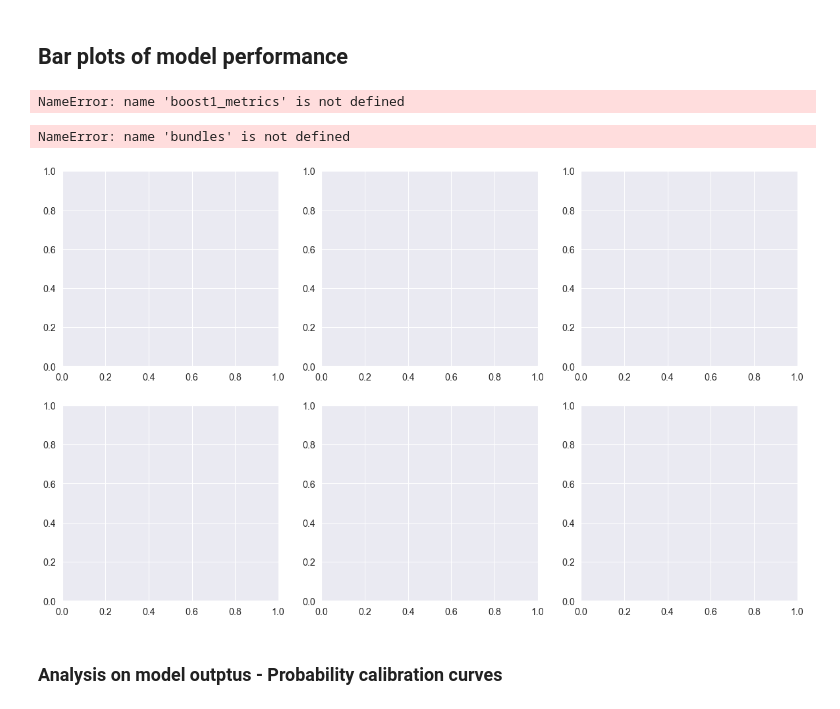
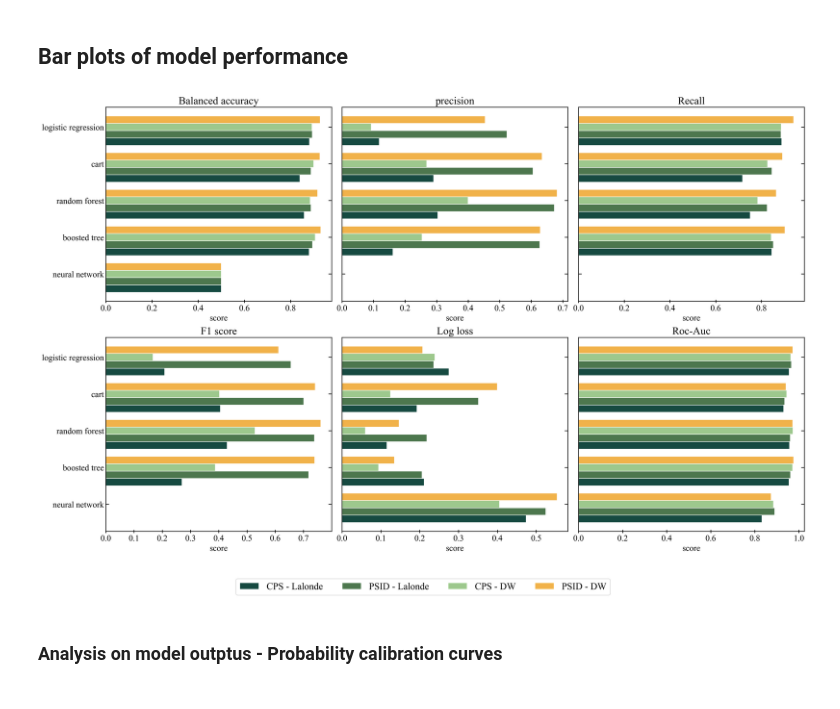
Before and after one commit to MawuliAgamah/ml-propensity-score-matching, a Jupyter notebook: python-script/propensity score estimation with DAG feature selection (best params).ipynb, the cells around one changed output. Cells and saved outputs as stored; diff of their text form; code cells hidden in the pictures.

```diff
--- a/python-script/propensity score estimation with DAG feature selection (best params).ipynb
+++ b/python-script/propensity score estimation with DAG feature selection (best params).ipynb
@@ -1504,6 +1503,10 @@ Xtrain pre augmentation: (12942, 6)
 Ytrain pre augmentation (12942, 1)
 ... (8 outputs left out)
 # %%
+ANN1_metrics.replace(np.inf, 0, inplace=True)
+ANN2_metrics.replace(np.inf, 0, inplace=True)
+ANN3_metrics.replace(np.inf, 0, inplace=True)
+ANN4_metrics.replace(np.inf, 0, inplace=True)
 ANN1_metrics['avg'] = np.mean(ANN1_metrics,axis=1)
 ANN2_metrics['avg'] = np.mean(ANN2_metrics,axis=1)
 ANN3_metrics['avg'] = np.mean(ANN3_metrics,axis=1)
@@ -1666,6 +1654,7 @@ nswPsid_dehWab_ps_ANN.to_csv('/Users/mawuliagamah/gitprojects/causal_inference/c
 ## Bar plots of model performance
 # %%
 # Average accuracy
+from tueplots import axes, bundles , figsizes, fonts,fontsizes
 nsw_cps_lalonde_acc = [ANN1_metrics.loc['Accuracy:','avg'],boost1_metrics.loc['Accuracy:','avg'],forest1_metrics.loc['Accuracy:','avg'],cart1_metrics.loc['Accuracy:','avg'],logit1_metrics.loc['Accuracy:','avg']]
 nsw_psid_lalonde_acc = [ANN2_metrics.loc['Accuracy:','avg'],boost2_metrics.loc['Accuracy:','avg'],forest2_metrics.loc['Accuracy:','avg'],cart2_metrics.loc['Accuracy:','avg'],logit2_metrics.loc['Accuracy:','avg']]
 nsw_cps_dehWab_acc = [ANN3_metrics.loc['Accuracy:','avg'],boost3_metrics.loc['Accuracy:','avg'],forest3_metrics.loc['Accuracy:','avg'],cart3_metrics.loc['Accuracy:','avg'],logit3_metrics.loc['Accuracy:','avg']]
@@ -1700,8 +1689,6 @@ nsw_cps_lalonde_rocauc = [ANN1_metrics.loc['roc_auc:','avg'],boost1_metrics.loc[
 nsw_psid_lalonde_rocauc = [ANN2_metrics.loc['roc_auc:','avg'],boost2_metrics.loc['roc_auc:','avg'],forest2_metrics.loc['roc_auc:','avg'],cart2_metrics.loc['roc_auc:','avg'],logit2_metrics.loc['roc_auc:','avg']]
 nsw_cps_dehWab_rocauc = [ANN3_metrics.loc['roc_auc:','avg'],boost3_metrics.loc['roc_auc:','avg'],forest3_metrics.loc['roc_auc:','avg'],cart3_metrics.loc['roc_auc:','avg'],logit3_metrics.loc['roc_auc:','avg']]
 nsw_psid_dehWab_rocauc = [ANN4_metrics.loc['roc_auc:','avg'],boost4_metrics.loc['roc_auc:','avg'],forest4_metrics.loc['roc_auc:','avg'],cart4_metrics.loc['roc_auc:','avg'],logit4_metrics.loc['roc_auc:','avg']]
-# %% [output]
-NameError: name 'boost1_metrics' is not defined
 # %%
 # Create plot
 # Update plot paramaters
@@ -1725,10 +1712,10 @@ ax[0,0].set_xlabel('score',fontsize=16)
 ax[0,0].set_yticks(y+2*width, ['neural network', 'boosted tree', 'random forest', 'cart', 'logistic regression'],fontsize=16)
 ax[0,0].tick_params(axis='x', which='major', labelsize=16)
 
-colour1 = "#E31B23" # CPS lalonde
-colour2 = "#e31b8c" # PSID lalonde
-colour3 = "#003366" # CPS dehwab
-colour4 = "#006614" # PSID dehwab
+colour1 = "#164A41" # CPS lalonde
+colour2 = "#4D774E" # PSID lalonde
+colour3 = "#9DC88D" # CPS dehwab
+colour4 = "#F1B24A" # PSID dehwab
 
 ax[0,0].barh(y,nsw_cps_lalonde_acc,width,color = colour1)
 ax[0,0].barh(y+width,nsw_psid_lalonde_acc,width,color = colour2)
@@ -1831,36 +1818,35 @@ ax[1,1].spines['bottom']
 ax[1,1].tick_params(right='on')
 ax[1,1].tick_params(left='on')
 ax[1,1].tick_params(bottom='on')
 
 # Roc-AUC
 ax[1,2].set_title("Roc-Auc",fontsize=20)
 ax[1,2].set_xlabel('score',fontsize=16)
 ax[1,2].set_yticks(y+2*width, [' ', ' ', ' ', ' ', ' '],fontsize=16)
 ax[1,2].tick_params(axis='x', which='major', labelsize=16)
 
 ax[1,2].barh(y,nsw_cps_lalonde_rocauc,width,color = colour1)
 ax[1,2].barh(y+width,nsw_psid_lalonde_rocauc,width,color = colour2)
 ax[1,2].barh(y+2*width,nsw_cps_dehWab_rocauc,width,color = colour3)
 ax[1,2].barh(y+(3*width),nsw_psid_dehWab_rocauc,width,color = colour4)
 
 ax[1,2].set_facecolor('white')
 ax[1,2].grid(color='white', axis='y')
 ax[1,2].grid(color='white', axis='x')
 ax[1,2].spines['left']
 ax[1,2].spines['right']
 ax[1,2].spines['bottom']
 ax[1,2].tick_params(right='on')
 ax[1,2].tick_params(left='on')
 ax[1,2].tick_params(bottom='on')
 
 labels = ['CPS - Lalonde','PSID - Lalonde','CPS - DW','PSID - DW']
 fig.legend(labels, loc='lower center', bbox_to_anchor=(0.5,-0.1), ncol=len(labels),markerscale=3, bbox_transform=fig.transFigure,prop={'size': 18})
 
-plt.savefig('/Users/mawuliagamah/gitprojects/causal_inference/causal_inference/Jupyter notebooks/lalonde_notebook_plots/fig8_training_evaluation_averages.png', bbox_inches='tight')
+plt.savefig('/Users/mawuliagamah/gitprojects/causal_inference/causal_inference/plots/training_evaluation_averages_feat_select.png', bbox_inches='tight')
 plt.show()
 # %% [output]
-NameError: name 'bundles' is not defined
-[figure, old version]
+[figure, new version]
 # %% [markdown]
 ### Analysis on model outptus - Probability calibration curves
 # %%
```
Also changed, not shown: parts of 43 cells of this notebook, 20 other files.
